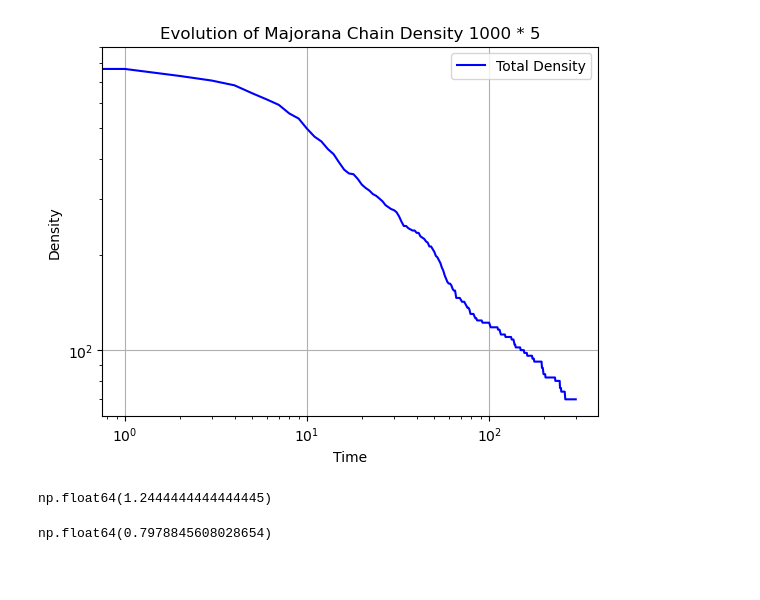
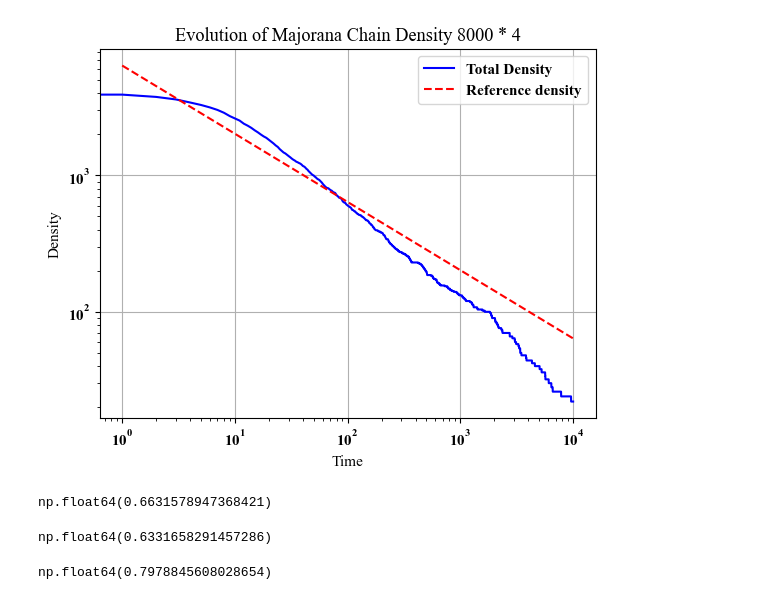
Before and after one commit to toM0dots/Majorana-Braiding, a Jupyter notebook: Majorana Project/Two_layer.ipynb, the cells around one changed output. Cells and saved outputs as stored; diff of their text form; code cells hidden in the pictures; blank space fills up the shorter version.

```diff
--- a/Majorana Project/Two_layer.ipynb
+++ b/Majorana Project/Two_layer.ipynb
@@ -28,7 +28,7 @@ def chain_builder(N, rho):
     return chain
 
 def hopping_annihilate(chain, p):
-    N = len(chain)
+    N = chain.shape[0]  # Number of sites in the chain
     index0 = np.where(chain[:,1, 0]==True)[0] # get the index of Majorana operators
     for i in index0:
 
@@ -273,28 +273,37 @@ def S_A(chain, R):
     S_A_ = sum(min(c, 2) * 0.5 for c in cnt.values())
     return S_A_
 # %%
-chain = chain_builder(800, 4)
-# print(len(chain))
+chain = chain_builder(2000, 4)
 # chain, density = hopping_annihilate(chain)
-times, density = evolution_annihilate(chain, 600, 0)
+times, density = evolution_annihilate(chain, 10000, 0)
 # %%
+density_ref = 16000/(math.sqrt(2 * math.pi) * np.sqrt(times[1:]))
 plt.plot(times, density[:, 1]+ density[:, 0], label='Total Density', color='blue')
+plt.plot(times[1:], density_ref, label='Reference density', color='red', linestyle='--')
+plt.rcParams['font.family']    = 'serif'            # e.g. 'serif', 'sans-serif', 'monospace'
+plt.rcParams['font.serif']     = ['Times New Roman'] # list of preferred serif fonts
+plt.rcParams['font.size']      = 11                # default font size
+plt.rcParams['font.weight']    = 'bold'             # can be 'normal', 'bold', etc.
 
 plt.xlabel('Time')
 plt.ylabel('Density')
 plt.xscale('log')
 plt.yscale('log')
-plt.title('Evolution of Majorana Chain Density 1000 * 5')
+plt.title(f'Evolution of Majorana Chain Density {len(chain)} * 4')
 # plt.xlim(0,6)
 plt.legend()
 plt.grid()
 plt.show()
 # %% [output]
-[figure, old version]
+[figure, new version]
 # %%
-(density[100, 1]+ density[100, 0] - density[10, 1]+ density[10, 0])/90
+(density[10, 1] - density[2000, 1])/(1900)
 # %% [output]
-np.float64(1.2444444444444445)
+np.float64(0.6631578947368421)
+# %%
+(density[10, 1] - density[2000, 1])/(1990)
+# %% [output]
+np.float64(0.6331658291457286)
 # %%
 4/np.sqrt(8* np.pi )
 # %% [output]
```
Also changed, not shown: parts of 11 cells of this notebook, 1 other file.
